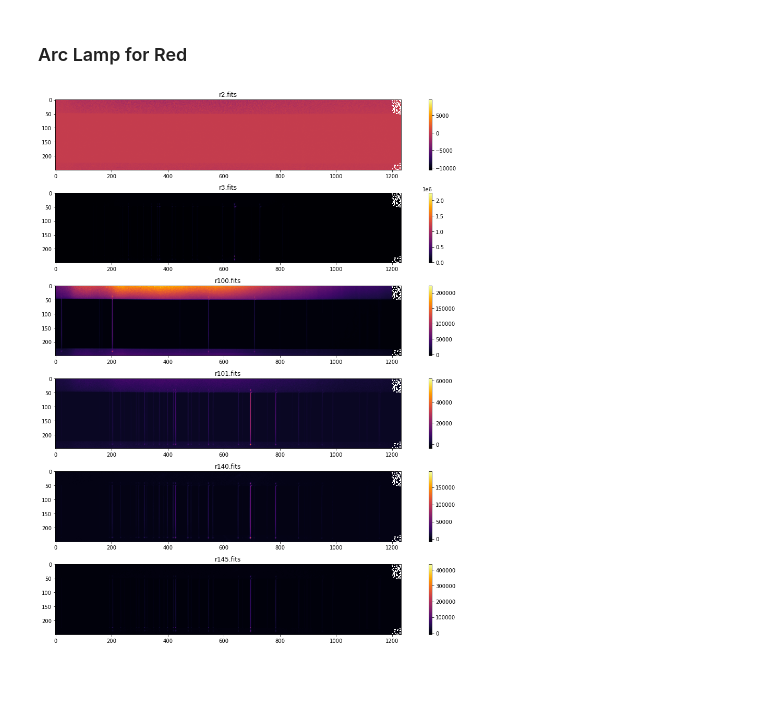
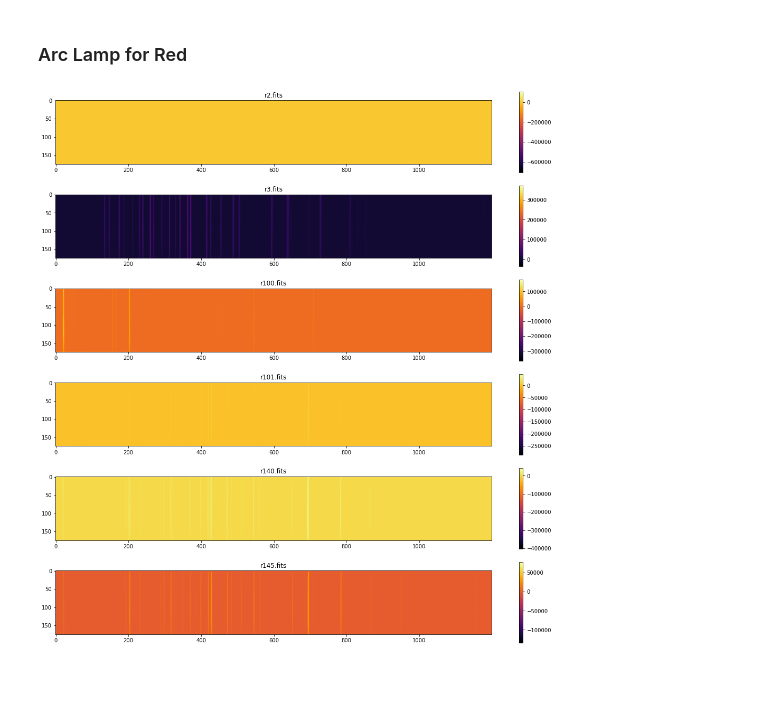
Before and after one commit to Pl4to42/PHYS-164-Lab-2, a Jupyter notebook: lab2_spectral_reduction.ipynb, the cells around one changed output. Drawn from its saved outputs; the diff is of its cells as text; code cells hidden in the pictures.

```diff
--- a/lab2_spectral_reduction.ipynb
+++ b/lab2_spectral_reduction.ipynb
@@ -132,7 +136,7 @@ r_domedata = [fits.getdata(i) for i in r_domefiles]
 r_masterdome = special_median(r_domedata)  # shape (250,1232)
 
 # bias subtracting and normalizing the dome flat
-r_norm_flat = (r_masterdome - r_masterbias) / special_median(r_masterdome - r_masterbias)
+r_norm_flat = (r_masterdome - r_masterbias) / median((r_masterdome - r_masterbias).flatten())
 # %%
 # plotting the dome flats
 fig, ax = plt.subplots(1,2,figsize=(15,5))
@@ -181,14 +185,14 @@ r_corrected_arc = [(r_arcdata[i] - r_masterbias) / r_norm_flat for i in range(le
 # %%
 # plotting the bias subtracted and normalized arclamps
 fig, ax = plt.subplots(6,1,figsize=(15,15))
 for i in range(6):
-    temp = ax[i].imshow(r_corrected_arc[i], cmap='inferno')
+    temp = ax[i].imshow(r_corrected_arc[i][50:225,0:1200], cmap='inferno')
     ax[i].set_title(f'r{r_arc_arr[i]}.fits')
     colorbar = fig.colorbar(temp, ax=ax[i], orientation='vertical')
 
 fig.tight_layout()
 # %% [output]
-[figure, old version]
+[figure, new version]
 # %% [markdown]
 #
 # %% [markdown]
```
Also changed, not shown: parts of 15 cells of this notebook.
